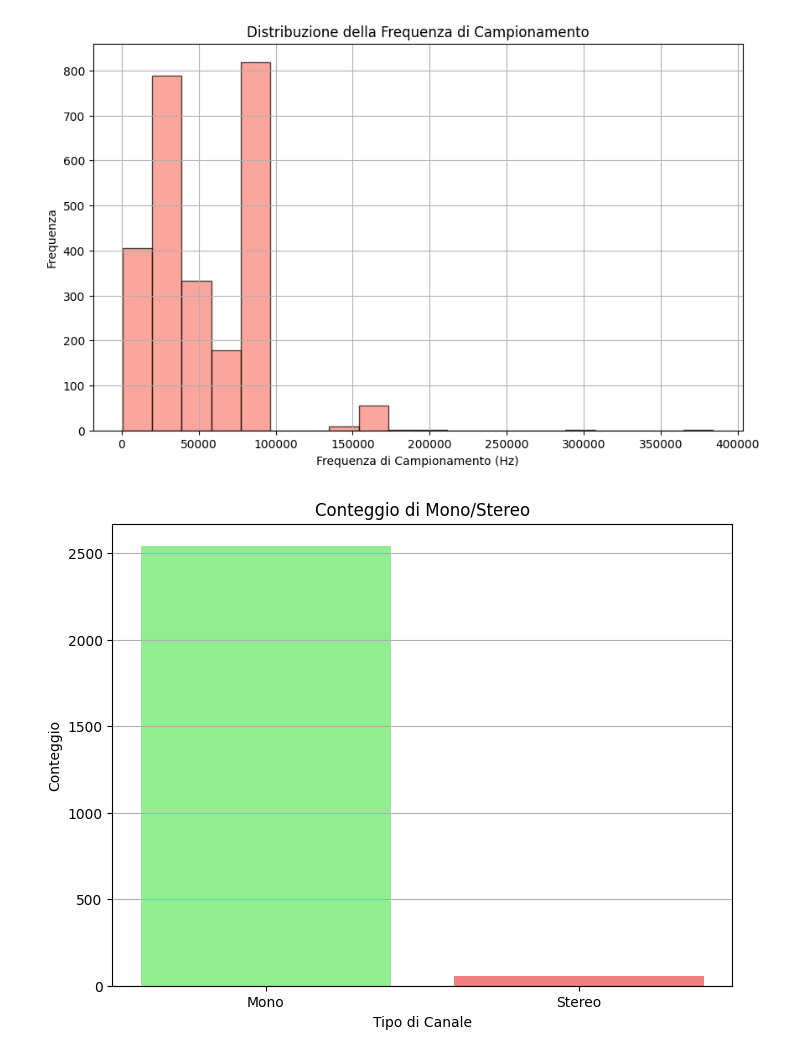
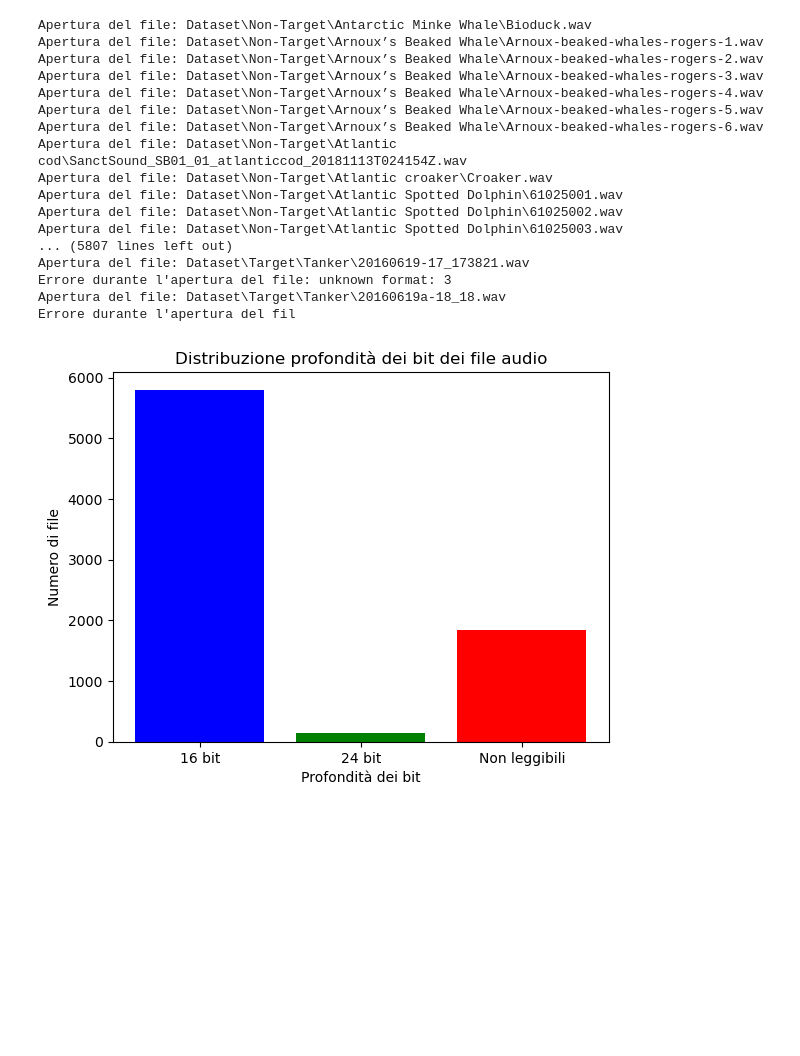
Before and after one commit to antoniopisu/UnderwaterSoundClassification, a Jupyter notebook: dataAnalisys.ipynb, the cells around one changed output. Saved outputs shown, nothing was run; the diff lists cells and outputs as text; code cells hidden in the pictures; blank space fills up the shorter version.

```diff
--- a/dataAnalisys.ipynb
+++ b/dataAnalisys.ipynb
@@ -5,9 +7,6 @@ import matplotlib.pyplot as plt
 # %%
 def extract_audio_features(audio_path):
-    y, sr = librosa.load(audio_path, res_type=None , sr=None, mono=False)
+    y, sr = librosa.load(audio_path, res_type=None, sr=None, mono=False)
     duration = librosa.get_duration(y=y, sr=sr)
     channels = 'Mono' if y.ndim == 1 else 'Stereo'
-    return {'Audio': audio_path,'Durata (s)': duration,'Canali': channels,'Frequenza di campionamento (Hz)': sr}
-
-feature1 = extract_audio_features('Dataset/Target/Acoustic Harassment Devices/AHD_Airmar.wav')
-print(feature1)
+    return {'Audio': audio_path, 'Durata (s)': duration, 'Canali': channels, 'Frequenza di campionamento (Hz)': sr, 'bitrate': depth_bit}
@@ -25,9 +22,10 @@ audio_files = []
 # Scorrere ricorsivamente le cartelle nel dataset
 for root, dirs, files in os.walk('Dataset'):
     for file in files:
-        if file.endswith(('.wav')):
+        if file.endswith(('.wav','.mp3')):
            audio_files.append(os.path.join(root, file))
 audio_features = []
 for file in audio_files:
     feature1 = extract_audio_features(file)
     audio_features.append(feature1)
+print(audio_features)
@@ -49,6 +47,6 @@ plt.show()
 # %%
 import matplotlib.pyplot as plt
-#prova
+
 frequencies = [feat['Frequenza di campionamento (Hz)'] for feat in audio_features]
 
 # Grafico della distribuzione della frequenza di campionamento
@@ -59,8 +57,6 @@ plt.xlabel('Frequenza di Campionamento (Hz)')
 plt.ylabel('Frequenza')
 plt.grid(True)
 plt.show()
-# %% [output]
-[figure, removed]
 # %%
 import matplotlib.pyplot as plt
 
@@ -74,5 +70,64 @@ plt.xlabel('Tipo di Canale')
 plt.ylabel('Conteggio')
 plt.grid(axis='y')
 plt.show()
-# %% [output]
-[figure, removed]
+# %%
+import wave
+
+for root, dirs, files in os.walk('Dataset'):
+    for file in files:
+        if file.endswith(('.wav')):
+           audio_files.append(os.path.join(root, file))
+
+count_16bit=0
+count_24bit=0
+count_unreadable=0
+for file in audio_files:
+    if file.endswith('.wav'):
+        print("Apertura del file:", file)  # Stampare il percorso del file
+        try:
+            with wave.open(file, 'rb') as audio_file:
+                # Ottieni la profondità dei bit
+                depth_bit = audio_file.getsampwidth() * 8
+                if depth_bit ==16 : count_16bit+=1
+                else: count_24bit+=1
+        except Exception as e:
+            print("Errore durante l'apertura del file:", e)
+            count_unreadable+=1
+            continue  # Passa al prossimo file
+
+
+# Etichette delle colonne
+labels = ['16 bit', '24 bit', 'Non leggibili']
+
+# Dati da visualizzare nel grafico
+data = [count_16bit, count_24bit, count_unreadable]
+
+# Creazione del grafico a barre
+plt.bar(labels, data, color=['blue', 'green', 'red'])
+
+# Aggiunta di titolo e etichette
+plt.title('Distribuzione profondità dei bit dei file audio')
+plt.xlabel('Profondità dei bit')
+plt.ylabel('Numero di file')
+
+# Mostra il grafico
+plt.show()
+# %% [output]
+Apertura del file: Dataset\Non-Target\Antarctic Minke Whale\Bioduck.wav
+Apertura del file: Dataset\Non-Target\Arnoux’s Beaked Whale\Arnoux-beaked-whales-rogers-1.wav
+Apertura del file: Dataset\Non-Target\Arnoux’s Beaked Whale\Arnoux-beaked-whales-rogers-2.wav
+Apertura del file: Dataset\Non-Target\Arnoux’s Beaked Whale\Arnoux-beaked-whales-rogers-3.wav
+Apertura del file: Dataset\Non-Target\Arnoux’s Beaked Whale\Arnoux-beaked-whales-rogers-4.wav
+Apertura del file: Dataset\Non-Target\Arnoux’s Beaked Whale\Arnoux-beaked-whales-rogers-5.wav
+Apertura del file: Dataset\Non-Target\Arnoux’s Beaked Whale\Arnoux-beaked-whales-rogers-6.wav
+Apertura del file: Dataset\Non-Target\Atlantic cod\SanctSound_SB01_01_atlanticcod_20181113T024154Z.wav
+Apertura del file: Dataset\Non-Target\Atlantic croaker\Croaker.wav
+Apertura del file: Dataset\Non-Target\Atlantic Spotted Dolphin\61025001.wav
+Apertura del file: Dataset\Non-Target\Atlantic Spotted Dolphin\61025002.wav
+Apertura del file: Dataset\Non-Target\Atlantic Spotted Dolphin\61025003.wav
+... (5807 lines left out)
+Apertura del file: Dataset\Target\Tanker\20160619-17_173821.wav
+Errore durante l'apertura del file: unknown format: 3
+Apertura del file: Dataset\Target\Tanker\20160619a-18_18.wav
+Errore durante l'apertura del fil
+[figure, added]
```
Also changed, not shown: parts of 4 cells of this notebook.
